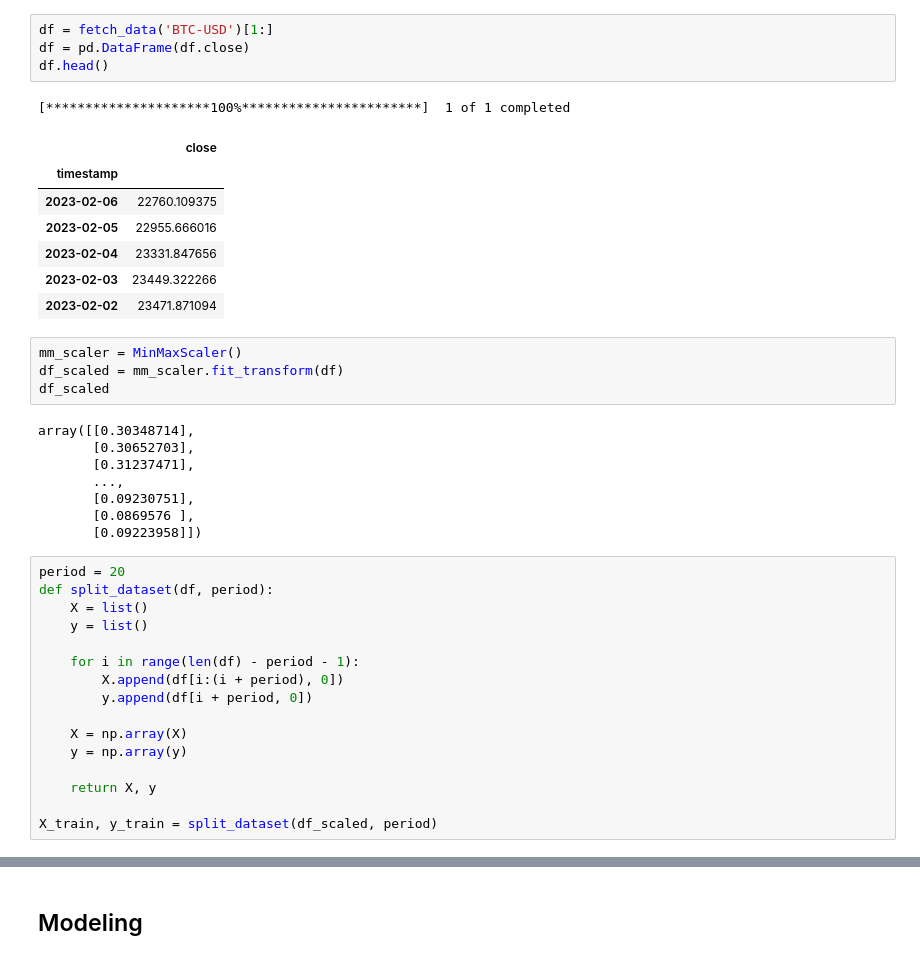
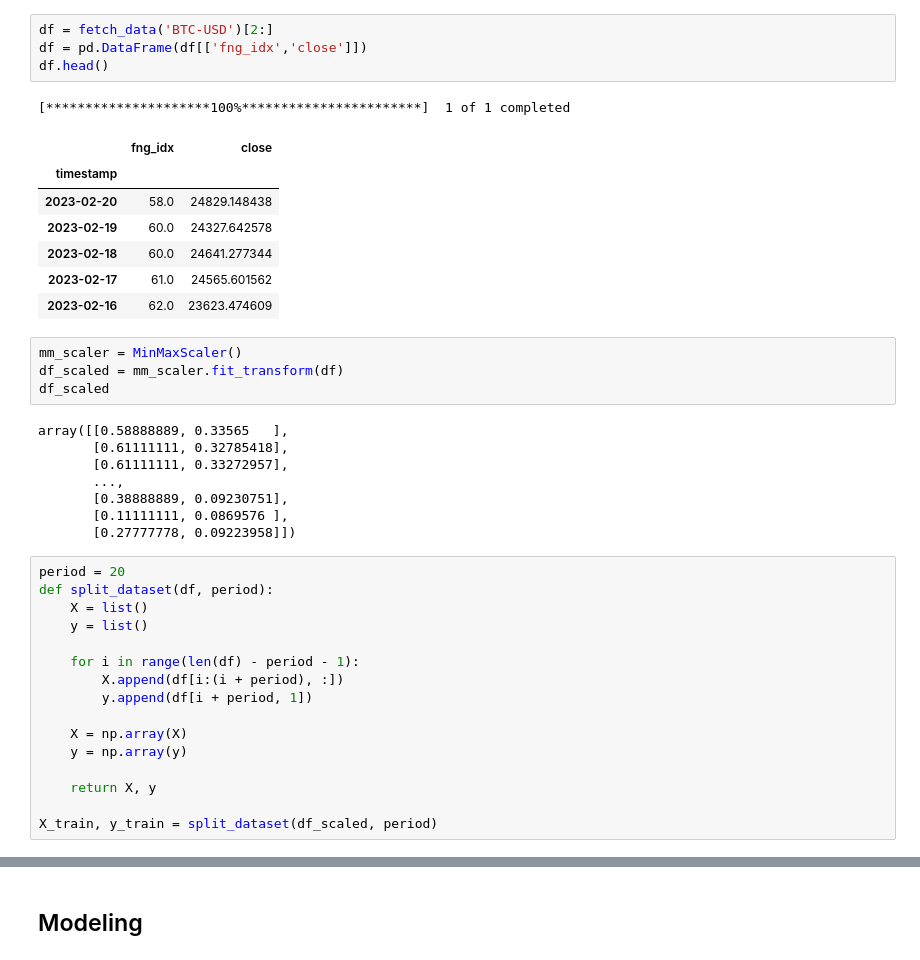
Before and after one commit to Ksyu22/crypto_prediction, a Jupyter notebook: notebooks/modelling_oksana.ipynb, the cells around one changed output, grey strips where cells are left out. Saved outputs shown, nothing was run; the diff lists cells and outputs as text.

```diff
--- a/notebooks/modelling_oksana.ipynb
+++ b/notebooks/modelling_oksana.ipynb
@@ -18,28 +18,28 @@ from crypto_prediction.data.fetch_data import fetch_data
 # %%
-df = fetch_data('BTC-USD')[1:]
-df = pd.DataFrame(df.close)
+df = fetch_data('BTC-USD')[2:]
+df = pd.DataFrame(df[['fng_idx','close']])
 df.head()
 # %% [output]
 [*********************100%***********************]  1 of 1 completed
-|  | close |
-| timestamp |  |
-| 2023-02-06 | 22760.109375 |
-| 2023-02-05 | 22955.666016 |
-| 2023-02-04 | 23331.847656 |
-| 2023-02-03 | 23449.322266 |
-| 2023-02-02 | 23471.871094 |
+|  | fng_idx | close |
+| timestamp |  |  |
+| 2023-02-20 | 58.0 | 24829.148438 |
+| 2023-02-19 | 60.0 | 24327.642578 |
+| 2023-02-18 | 60.0 | 24641.277344 |
+| 2023-02-17 | 61.0 | 24565.601562 |
+| 2023-02-16 | 62.0 | 23623.474609 |
 # %%
 mm_scaler = MinMaxScaler()
 df_scaled = mm_scaler.fit_transform(df)
 df_scaled
 # %% [output]
-array([[0.30348714],
-       [0.30652703],
-       [0.31237471],
+array([[0.58888889, 0.33565   ],
+       [0.61111111, 0.32785418],
+       [0.61111111, 0.33272957],
        ...,
-       [0.09230751],
-       [0.0869576 ],
-       [0.09223958]])
+       [0.38888889, 0.09230751],
+       [0.11111111, 0.0869576 ],
+       [0.27777778, 0.09223958]])
 # %%
 period = 20
 def split_dataset(df, period):
@@ -47,8 +47,8 @@ def split_dataset(df, period):
     y = list()
 
     for i in range(len(df) - period - 1):
-        X.append(df[i:(i + period), 0])
-        y.append(df[i + period, 0])
+        X.append(df[i:(i + period), :])
+        y.append(df[i + period, 1])
 
     X = np.array(X)
     y = np.array(y)
```
Also changed, not shown: parts of 21 cells of this notebook.
